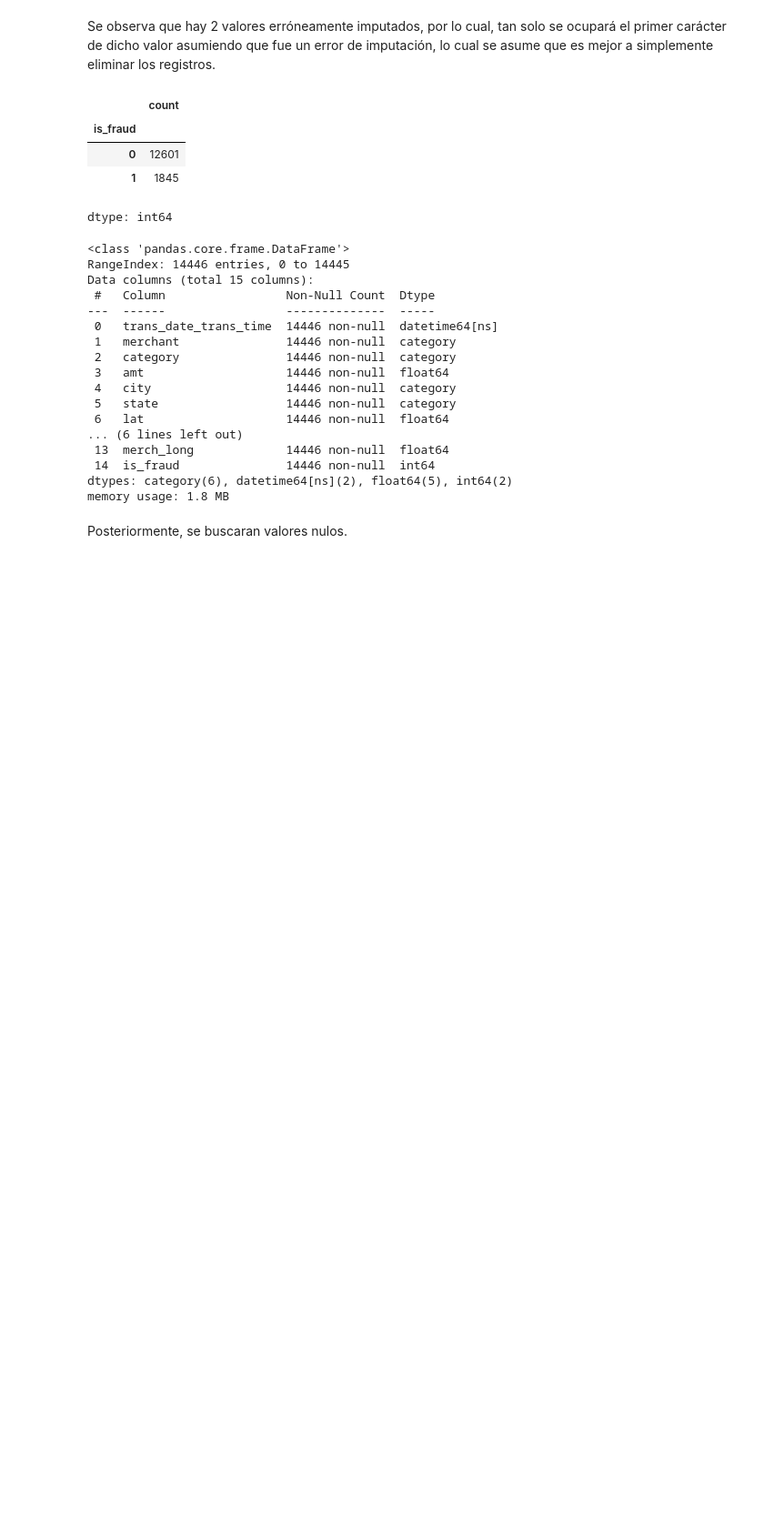
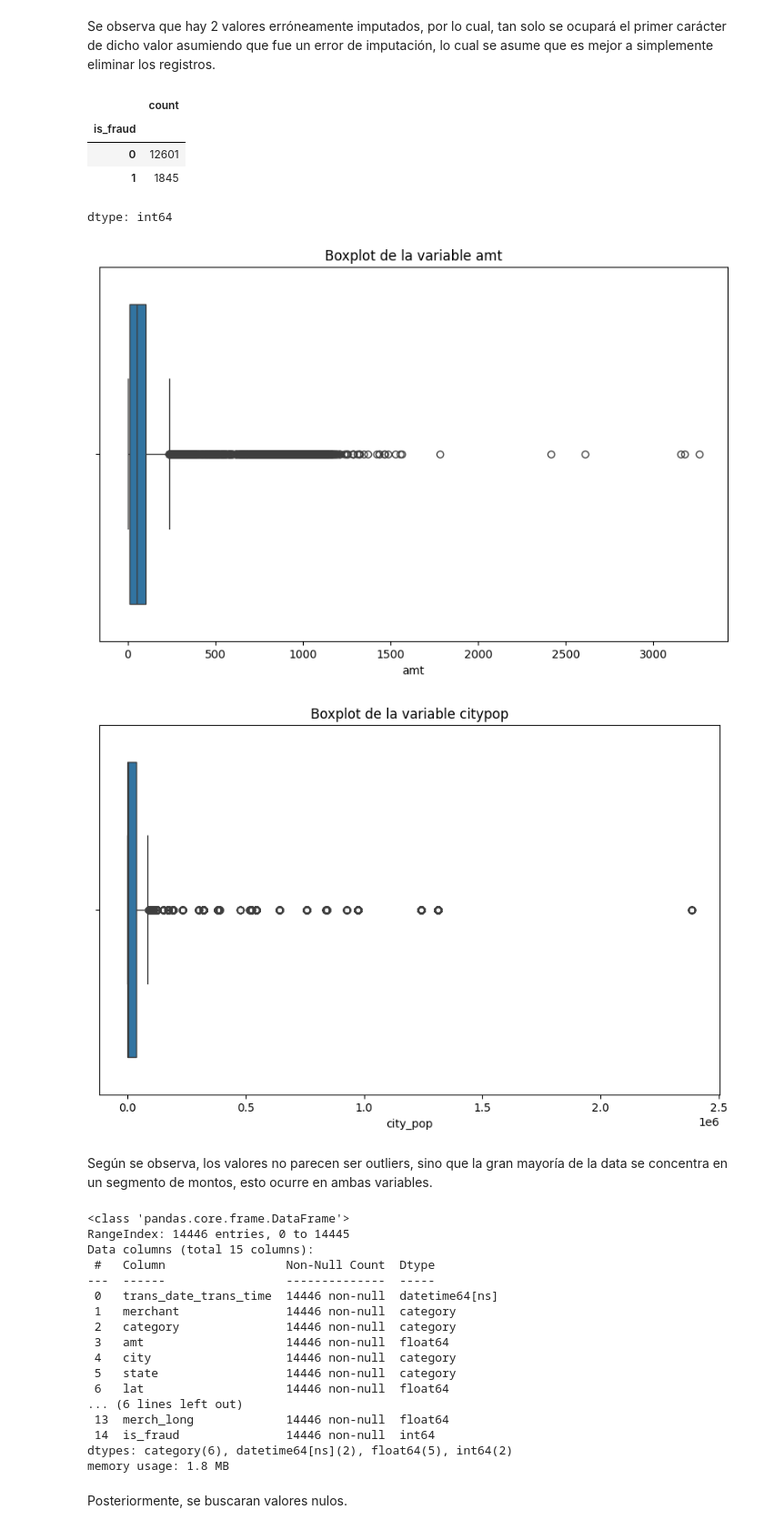
Before and after one commit to Joaco15/ProyectoDS_Parte-II_TAPIA, a Jupyter notebook: ProyectoDS_Parte_II_TAPIA.ipynb, the cells around one changed output. Shown: that part at 91% size. Drawn from its saved outputs; the diff is of its cells as text; code cells hidden in the pictures; blank space fills up the shorter version.

```diff
--- a/ProyectoDS_Parte_II_TAPIA.ipynb
+++ b/ProyectoDS_Parte_II_TAPIA.ipynb
@@ -94,6 +94,22 @@ df['is_fraud'].value_counts()
 | 0 | 12601 |
 | 1 | 1845 |
 dtype: int64
+# %%
+# búsqueda de outliers en variables numéricas
+plt.figure(figsize=(10, 6))
+sns.boxplot(x='amt', data=df)
+plt.title('Boxplot de la variable amt')
+plt.show()
+
+plt.figure(figsize=(10, 6))
+sns.boxplot(x='city_pop', data=df)
+plt.title('Boxplot de la variable citypop')
+plt.show()
+# %% [output]
+[figure, added]
+[figure, added]
+# %% [markdown]
+Según se observa, los valores no parecen ser outliers, sino que la gran mayoría de la data se concentra en un segmento de montos, esto ocurre en ambas variables.
 # %%
 ## Seteo de variables object a date
 df['trans_date_trans_time']=pd.to_datetime(df['trans_date_trans_time'],format='%d-%m-%Y %H:%M')
```
Also changed, not shown: parts of 1 cell of this notebook.
